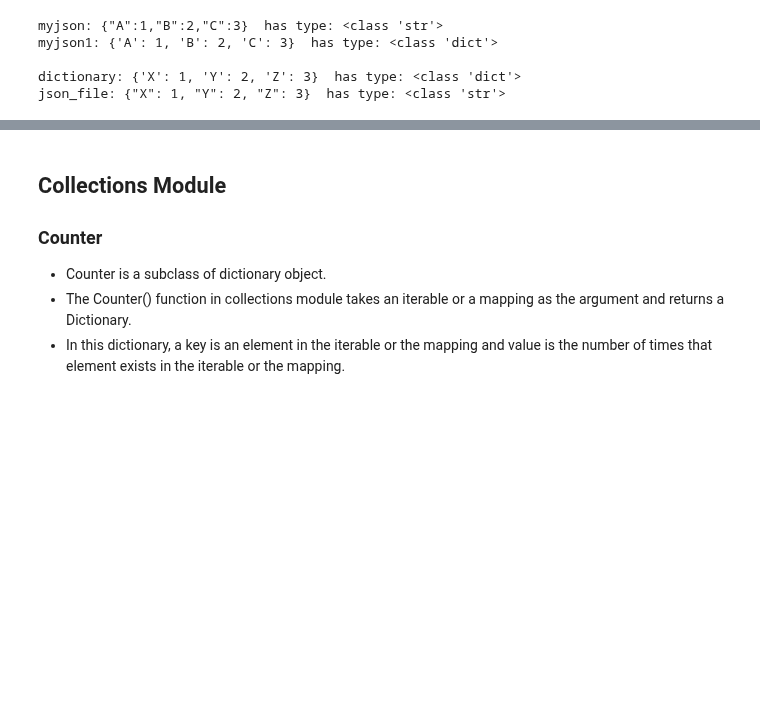
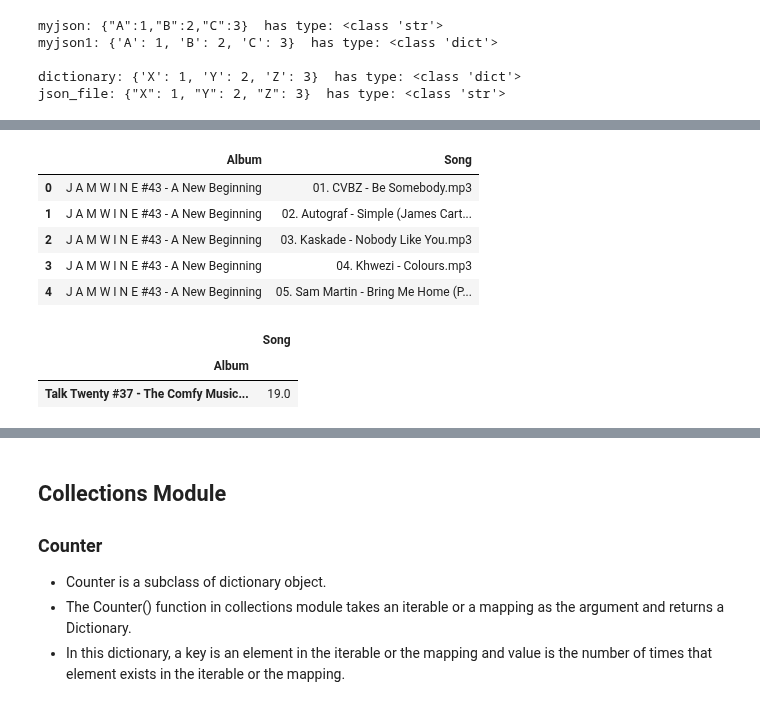
Before and after one commit to jamwine/Python-Beginners-Guide, a Jupyter notebook: Modules in Python.ipynb, the cells around one changed output, grey strips where cells are left out. Cells and saved outputs as stored; diff of their text form; code cells hidden in the pictures; blank space fills up the shorter version.

```diff
--- a/Modules in Python.ipynb
+++ b/Modules in Python.ipynb
@@ -112,0 +282,5 @@ json_file: {"X": 1, "Y": 2, "Z": 3}  has type: <class 'str'>
+# %%
+for dirpath, dirnames, filenames in os.walk('Chicane'):
+    print('Files in %s are: ' % dirpath)
+    for file in filenames:
+        print('\t' + file)
@@ -112,0 +305,6 @@ json_file: {"X": 1, "Y": 2, "Z": 3}  has type: <class 'str'>
+# %%
+selected_folders=[]
+for file in os.listdir():
+    if ('J A M W I N E' in file) or ('JAMWINE' in file):
+        selected_folders.append(file)
+selected_folders
@@ -112,0 +329,22 @@ json_file: {"X": 1, "Y": 2, "Z": 3}  has type: <class 'str'>
+# %%
+def is_song(filename):
+    if filename.endswith('.mp3'):
+        return True
+    return False
+# %%
+music_list=[]
+for album in selected_folders:
+    for file in os.listdir(album):
+        if is_song(file):
+            music_list.append([album,file])
+# %%
+import pandas as pd
+songs_df=pd.DataFrame(music_list,columns=['Album','Song'])
+songs_df.head()
+# %% [output]
+|  | Album | Song |
+| 0 | J A M W I N E #43 - A New Beginning | 01. CVBZ - Be Somebody.mp3 |
+| 1 | J A M W I N E #43 - A New Beginning | 02. Autograf - Simple (James Cart... |
+| 2 | J A M W I N E #43 - A New Beginning | 03. Kaskade - Nobody Like You.mp3 |
+| 3 | J A M W I N E #43 - A New Beginning | 04. Khwezi - Colours.mp3 |
+| 4 | J A M W I N E #43 - A New Beginning | 05. Sam Martin - Bring Me Home (P... |
@@ -112,0 +353,9 @@ json_file: {"X": 1, "Y": 2, "Z": 3}  has type: <class 'str'>
+# %%
+songs_count=songs_df.groupby('Album').count()
+
+# Determining Albums having less than 20 songs
+songs_count[songs_count<20].dropna()
+# %% [output]
+|  | Song |
+| Album |  |
+| Talk Twenty #37 - The Comfy Music... | 19.0 |
```
Also changed, not shown: parts of 33 cells of this notebook.
